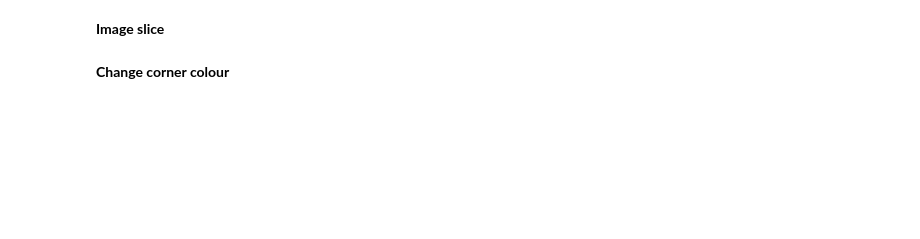
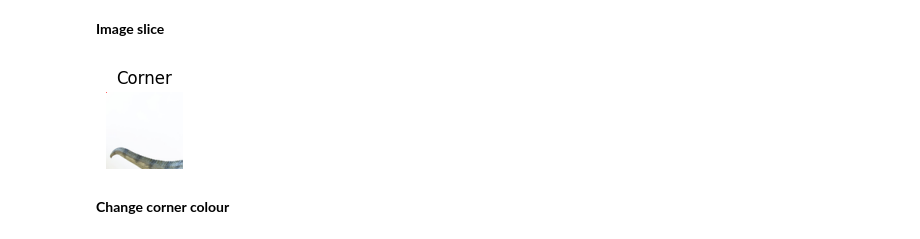
Before and after one commit to NiGitaMyrGit/cds-visual-fork, a Jupyter notebook: nbs/session1_inclass_njm.ipynb, the cells around one changed output. Saved outputs shown, nothing was run; the diff lists cells and outputs as text; code cells hidden in the pictures; blank space fills up the shorter version.

```diff
--- a/nbs/session1_inclass_njm.ipynb
+++ b/nbs/session1_inclass_njm.ipynb
@@ -201,2 +335,8 @@ __Modify colour__
+# %%
+# your code here
+#pixel [0,0] should have the blue, green red values (0,0,255) The pixels will now be entirely red!
+# hard brackets [] is indexing, () is defining a tuple when giving the value back to cv2
+image[0,0] = (0,0,255)
+b, g, r = image[0,0]
 # %%
 print(f"[INFO] pixels at (0, 0) - Red: {r}, Green {g}, Blue: {b}")
@@ -209,2 +347,12 @@ __Image slice__
+# %%
+# your code here
+# taking a square 100x100 pixels, top left hand corner
+corner = image[0:100,0:100]
+# %%
+# your code here
+# also you can see that single little pixel we changed to red
+jimshow(corner, "Corner")
+# %% [output]
+[figure, added]
 # %% [markdown]
 __Change corner colour__
```
Also changed, not shown: parts of 56 cells of this notebook, 1 other file.
